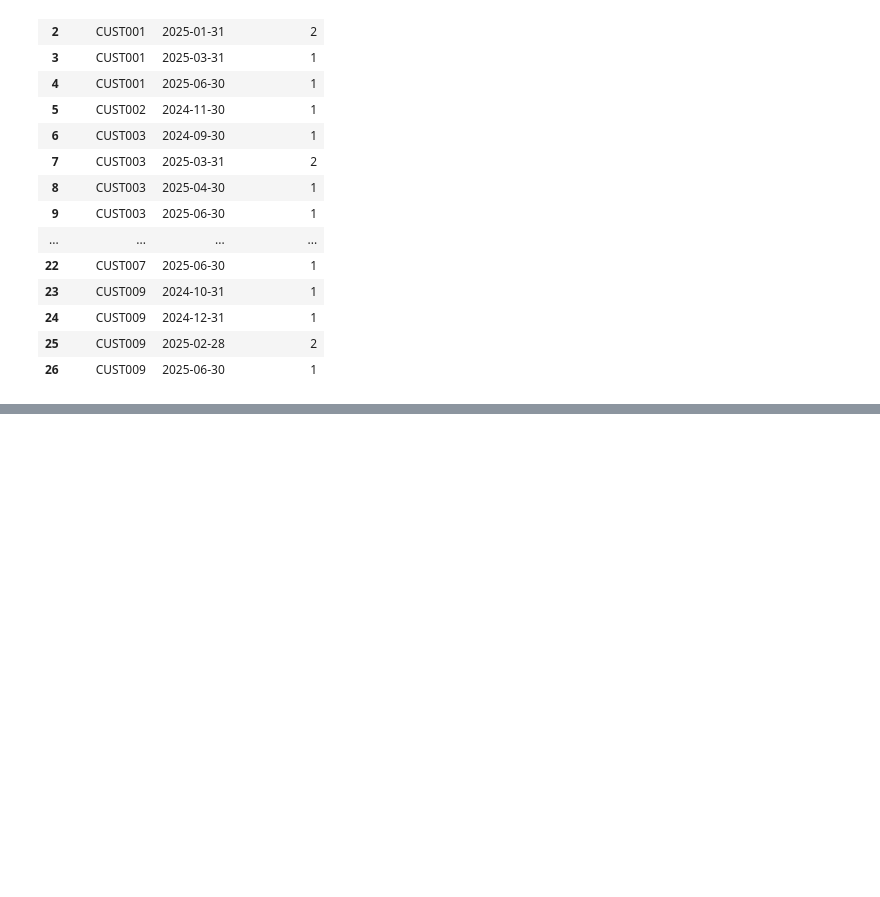
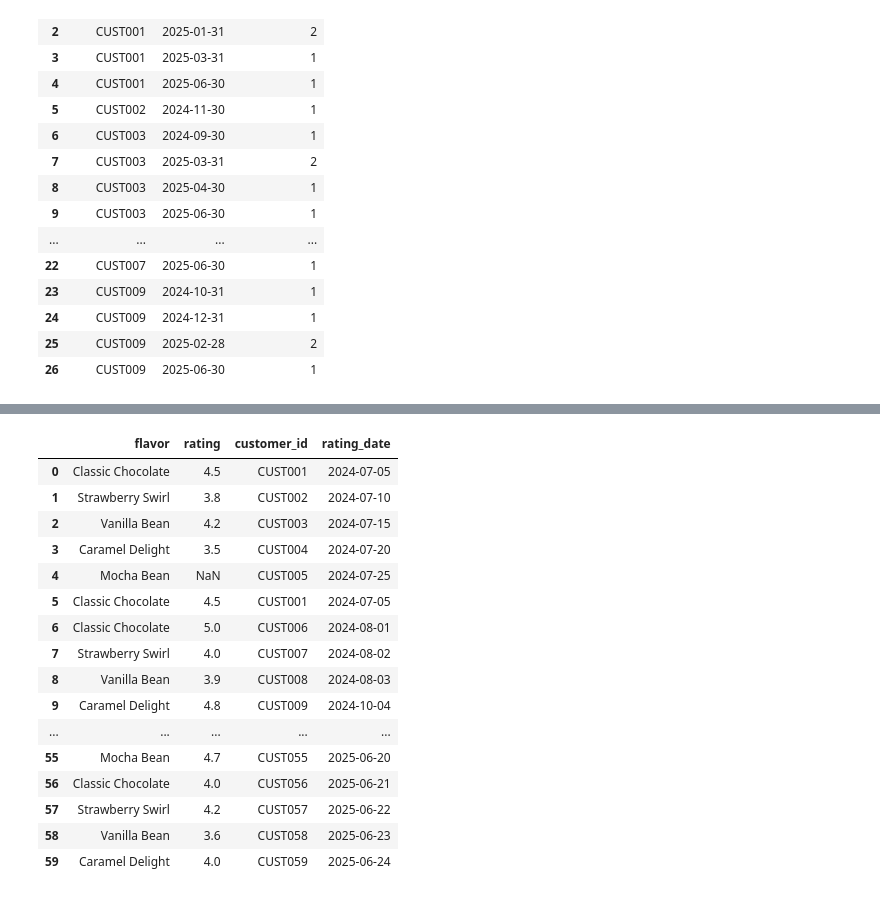
Before and after one commit to Haris-09/Python-Summer-Party-Challenge, a Jupyter notebook: Python_Summer_Party.ipynb, the cells around one changed output, grey strips where cells are left out. Saved outputs shown, nothing was run; the diff lists cells and outputs as text; code cells hidden in the pictures; blank space fills up the shorter version.

```diff
--- a/Python_Summer_Party.ipynb
+++ b/Python_Summer_Party.ipynb
@@ -1741,0 +1826,20 @@ display(monthly_returns_per_customer)
+# %%
+milkshake_ratings
+# %% [output]
+|  | flavor | rating | customer_id | rating_date |
+| 0 | Classic Chocolate | 4.5 | CUST001 | 2024-07-05 |
+| 1 | Strawberry Swirl | 3.8 | CUST002 | 2024-07-10 |
+| 2 | Vanilla Bean | 4.2 | CUST003 | 2024-07-15 |
+| 3 | Caramel Delight | 3.5 | CUST004 | 2024-07-20 |
+| 4 | Mocha Bean | NaN | CUST005 | 2024-07-25 |
+| 5 | Classic Chocolate | 4.5 | CUST001 | 2024-07-05 |
+| 6 | Classic Chocolate | 5.0 | CUST006 | 2024-08-01 |
+| 7 | Strawberry Swirl | 4.0 | CUST007 | 2024-08-02 |
+| 8 | Vanilla Bean | 3.9 | CUST008 | 2024-08-03 |
+| 9 | Caramel Delight | 4.8 | CUST009 | 2024-10-04 |
+| ... | ... | ... | ... | ... |
+| 55 | Mocha Bean | 4.7 | CUST055 | 2025-06-20 |
+| 56 | Classic Chocolate | 4.0 | CUST056 | 2025-06-21 |
+| 57 | Strawberry Swirl | 4.2 | CUST057 | 2025-06-22 |
+| 58 | Vanilla Bean | 3.6 | CUST058 | 2025-06-23 |
+| 59 | Caramel Delight | 4.0 | CUST059 | 2025-06-24 |
```
Also changed, not shown: parts of 9 cells of this notebook.
